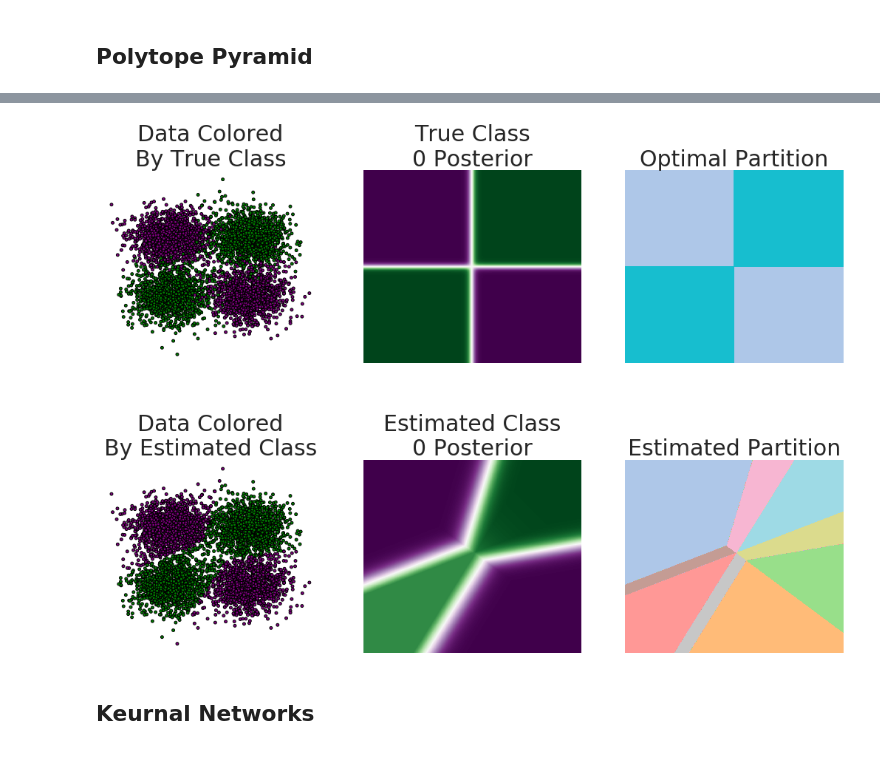
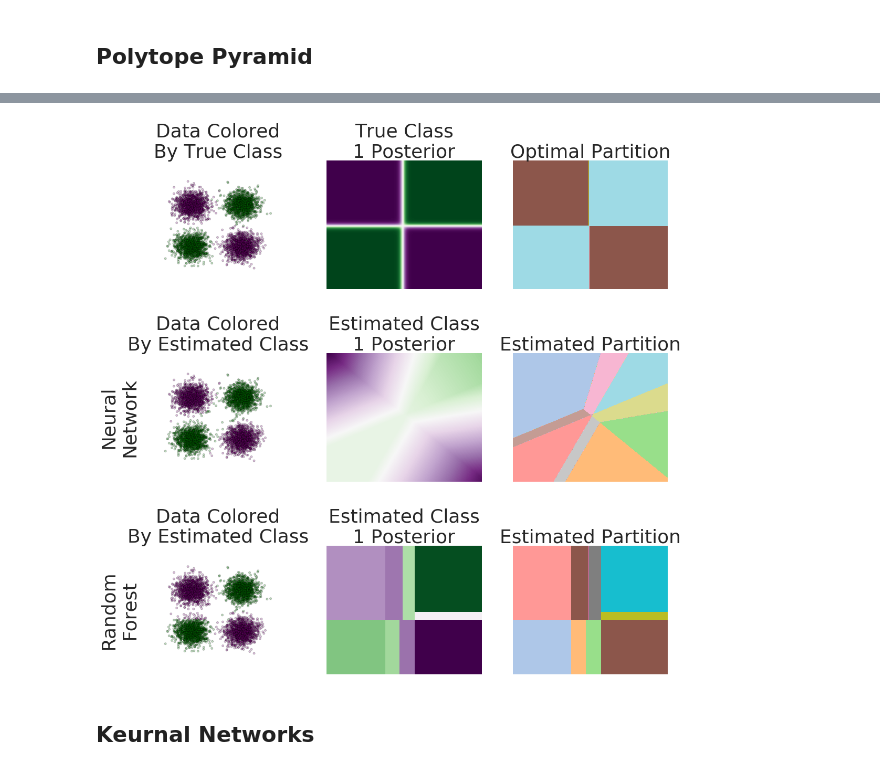
Before and after one commit to neurodata/kdg_will, a Jupyter notebook: Neural_Polytopes.ipynb, the cells around one changed output, grey strips where cells are left out. Drawn from its saved outputs; the diff is of its cells as text; code cells hidden in the pictures.

Commit message:
added RF to vote partition 3x3

```diff
--- a/Neural_Polytopes.ipynb
+++ b/Neural_Polytopes.ipynb
@@ -45,7 +56,7 @@ def generate_gaussian_parity(n):
 # %% [markdown]
 ## Training Data
 # %%
-X, y = generate_gaussian_parity(n = n)
+X, y = generate_XOR(n = n)
 # %% [markdown]
 ## Grid Generation
 # %%
@@ -214,3 +229,20 @@ def pdf(x):
     return p0/(p0+p1)
 
 true_posterior = [pdf(x) for x in tqdm(np.c_[xx.ravel(), yy.ravel()])]
+# %%
+if train_new:
+    acc = 0
+    while acc < acc_thresh:
+      rfc = RandomForestClassifier(n_estimators = 2,
+                                   max_depth = 2)
+
+      rfc.fit(X, y)
+      y_hat = rfc.predict(X)
+      acc = np.mean(y_hat == y)
+      if acc >= acc_thresh:
+        print("Done training. Acc = {:0.2f} > Acc Thresh = {:0.2f}.".format(acc, acc_thresh))
+      else:
+        print("Training New Forest since Acc = {:0.2f} < Acc Thresh = {:0.2f}...".format(acc, acc_thresh))
+    pickle.dump(rfc, open('best_forest.pkl', 'wb'))
+else:
+    rfc = pickle.load(open('best_forest.pkl', 'rb'))
@@ -217,5 +257,5 @@ true_posterior = [pdf(x) for x in tqdm(np.c_[xx.ravel(), yy.ravel()])]
 # %%
-figs, axs = plt.subplots(2, width, figsize = (6 * width, 6 * 2))
+figs, axs = plt.subplots(3, width, figsize = (6 * width, 6 * 3))
 plt.subplots_adjust(hspace=0.5)
 sns.set(font_scale = 2.5)
 figs.text(0.5, 0.04, '', ha='center')
@@ -229,46 +269,74 @@ for i, ax in enumerate(axs.flat):
     ax.set_facecolor('white')
 
     for side in {"right", "left", "top", "bottom"}:
         ax.spines[side].set_visible(False)
 
+for i in range(3):
+    axs[i][0].set_ylim((np.min(yy), np.max(yy)))
+    axs[i][0].set_xlim((np.min(xx), np.max(xx)))
+
 # Plot the training points
-axs[0][0].scatter(X[:, 0], X[:, 1], c=['green' if y[i] == 1 else 'purple' for i in range(len(y))], label='Class {}'.format(y_val),
-          s=15, edgecolor = 'black')
-axs[0][0].set_title("Data Colored\nBy True Class")
+axs[0][0].scatter(X[:, 0], X[:, 1], c=['green' if y[i] == 1 else 'purple' for i in range(len(y))],
+          s=15, edgecolor = 'black', alpha = .25)
+axs[0][0].set_title("Data Colored\nBy True Class", fontsize = 36)
 
-axs[0][1].set_title("True Class\n1 Posterior")
+axs[0][1].set_title("True Class\n1 Posterior", fontsize = 36)
 axs[0][1].pcolormesh(xx,
                                yy,
                                np.array(true_posterior).reshape(xx.shape),
                                cmap="PRGn",
                                vmin = 0,
                                vmax = 1)
 
-axs[0][2].set_title("Optimal Partition")
+axs[0][2].set_title("Optimal Partition", fontsize = 36)
 c = np.array([int(np.sign(np.prod(ra)) == 1) for ra in np.c_[xx.ravel(), yy.ravel()]])
 #c = np.array([np.sum((ra > 0).astype('int') * 2 ** np.arange(0, len(ra))) for ra in np.c_[xx.ravel(), yy.ravel()]])
-axs[0][2].contourf(xx, yy, c.reshape(xx.shape), cmap = "tab20")
+axs[0][2].contourf(xx, yy, c.reshape(xx.shape), cmap = "tab20", vmin = -1, vmax = 1)
 
 y_hat = (network.predict_proba(X) > 0.5).astype('int')
 axs[1][0].scatter(X[:, 0], X[:, 1], c=['green' if y_hat[i] == 1 else 'purple' for i in range(len(y))],
-          s=15, edgecolor = 'black')
-axs[1][0].set_title("Data Colored\nBy Estimated Class")
+          s=15, edgecolor = 'black', alpha = .25)
+axs[1][0].set_title("Data Colored\nBy Estimated Class", fontsize = 36)
+axs[1][0].set_ylabel("Neural\nNetwork", fontsize = 36)
 
-axs[1][1].set_title("Estimated Class\n1 Posterior")
+axs[1][1].set_title("Estimated Class\n1 Posterior", fontsize = 36)
 
-estimated_class_1_posterior = 1 / (1 + np.exp(-ultimate_preactivations))
+estimated_class_1_posterior = ultimate_preactivations#1 / (1 + np.exp(-ultimate_preactivations))
 axs[1][1].pcolormesh(xx,
+                               yy,
+                               estimated_class_1_posterior.reshape(xx.shape),
+                               cmap="PRGn",
+                               vmin = -np.max(np.abs(ultimate_preactivations)),
+                               vmax = np.max(np.abs(ultimate_preactivations)))
+
+axs[1][2].contourf(xx, yy, polytope_ids.reshape(xx.shape), cmap = "tab20", levels = len(np.unique(polytope_ids)))
+axs[1][2].set_title("Estimated Partition", fontsize = 36)
+
+y_hat = rfc.predict(X)
+axs[2][0].scatter(X[:, 0], X[:, 1], c=['green' if y_hat[i] == 1 else 'purple' for i in range(len(y))],
+          s=15, edgecolor = 'black', alpha = .25)
+axs[2][0].set_title("Data Colored\nBy Estimated Class", fontsize = 36)
+axs[2][0].set_ylabel("Random\nForest", fontsize = 36)
+
+axs[2][1].set_title("Estimated Class\n1 Posterior", fontsize = 36)
+
+estimated_class_1_posterior = rfc.predict_proba(np.c_[xx.ravel(), yy.ravel()])[:, 1]
+axs[2][1].pcolormesh(xx,
                                yy,
                                estimated_class_1_posterior.reshape(xx.shape),
                                cmap="PRGn",
                                vmin = 0,
                                vmax = 1)
 
-axs[1][2].contourf(xx, yy, polytope_ids.reshape(xx.shape), cmap = "tab20", levels = len(np.unique(polytope_ids)))
-axs[1][2].set_title("Estimated Partition")
+predicted_leaf_ids_across_trees = np.array([tree.apply(np.c_[xx.ravel(), yy.ravel()]) for tree_idx, tree in enumerate(rfc.estimators_)])
+_, partition_ids = np.unique([2 ** predicted_leaf_ids_across_trees[0, i] + 2 ** (predicted_leaf_ids_across_trees[1, i]) for i in range(np.shape(predicted_leaf_ids_across_trees)[1])], return_inverse = True)
+
+axs[2][2].contourf(xx, yy, partition_ids.reshape(xx.shape), cmap = "tab20", levels = len(np.unique(partition_ids)))
+axs[2][2].set_title("Estimated Partition", fontsize = 36)
+
 plt.show()
 # %% [output]
-[figure, old version]
+[figure, new version]
 # %% [markdown]
 ## Keurnal Networks
 # %%
```
Also changed, not shown: parts of 8 cells of this notebook, 3 other files.
